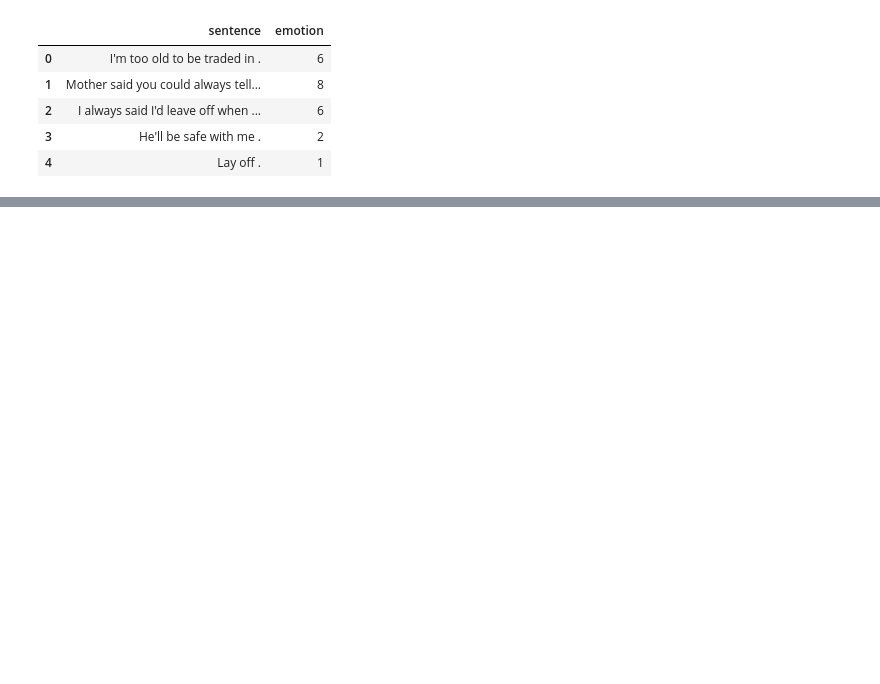
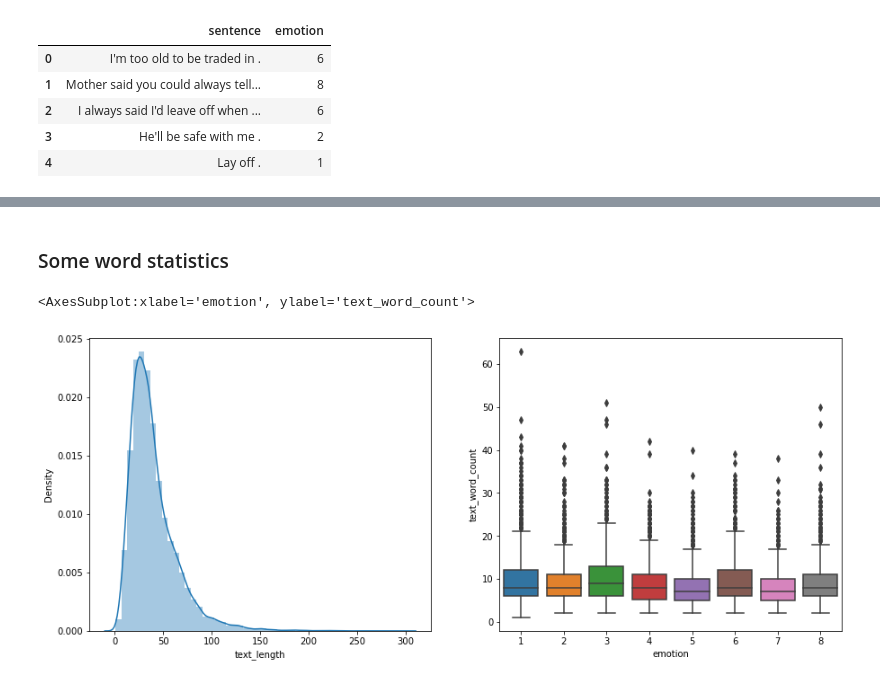
Before and after one commit to Lucas-Correa/EmotionClassifier, a Jupyter notebook: EmotionClassifier.ipynb, the cells around one changed output, grey strips where cells are left out. Cells and saved outputs as stored; diff of their text form; code cells hidden in the pictures; blank space fills up the shorter version.

Commit message:
text exploration and classifiers ajust
Added some text exploration

```diff
--- a/EmotionClassifier.ipynb
+++ b/EmotionClassifier.ipynb
@@ -35,0 +118,12 @@ sentence.head()
+# %% [markdown]
+### Some word statistics
+# %%
+sentence['text_length'] = sentence['sentence'].astype(str).apply(len)
+sentence['text_word_count'] = sentence['sentence'].apply(lambda x: len(str(x).split()))
+
+fig, axes = plt.subplots(1, 2, figsize=(15, 6))
+sns.distplot(sentence['text_length'],ax=axes[0])
+sns.boxplot(x="emotion", y="text_word_count", data=sentence,ax=axes[1])
+# %% [output]
+<AxesSubplot:xlabel='emotion', ylabel='text_word_count'>
+[figure, added]
```
Also changed, not shown: parts of 13 cells of this notebook.
